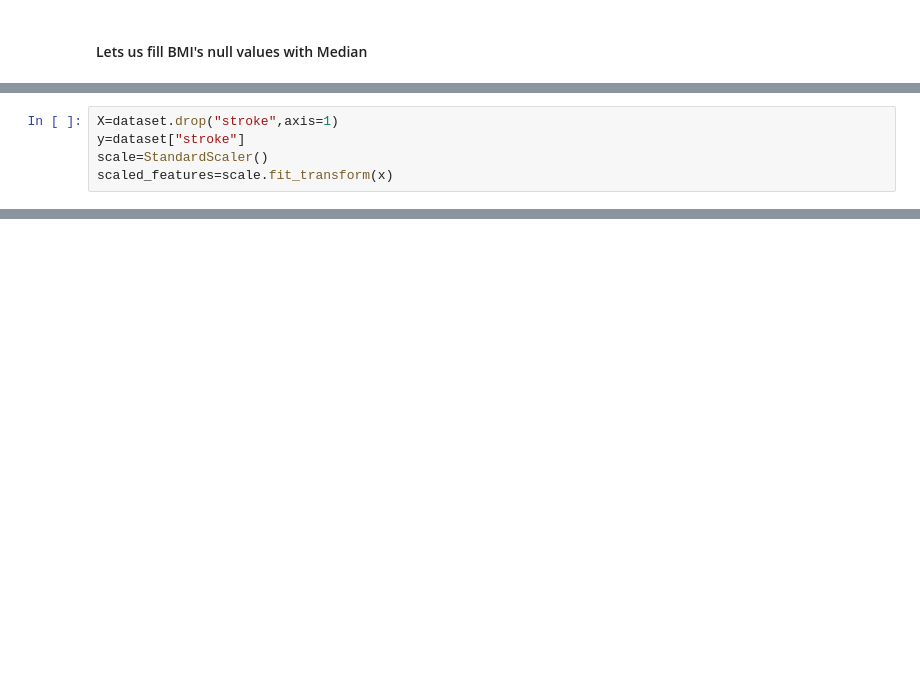
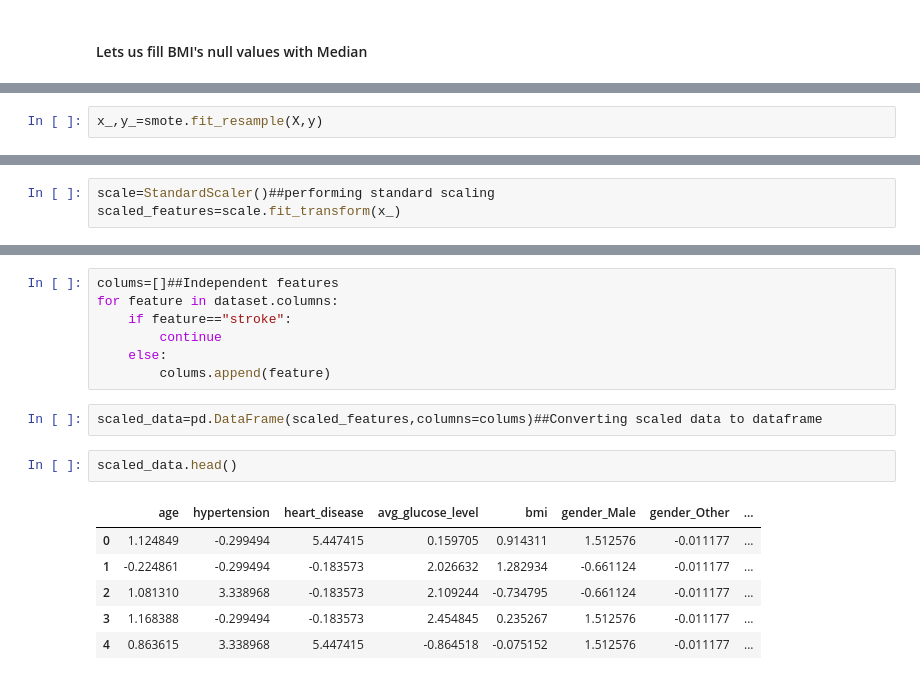
Before and after one commit to VibhavSurve09/stroke-prediction, a Jupyter notebook: Feature Eng.ipynb, the cells around one changed output, grey strips where cells are left out. Drawn from its saved outputs; the diff is of its cells as text; blank space fills up the shorter version.

```diff
--- a/Feature Eng.ipynb
+++ b/Feature Eng.ipynb
@@ -27,0 +74,2 @@ dataset["bmi"].fillna()
+# %%
+x_,y_=smote.fit_resample(X,y)
@@ -28,5 +113,3 @@ dataset["bmi"].fillna()
 # %%
-X=dataset.drop("stroke",axis=1)
-y=dataset["stroke"]
-scale=StandardScaler()
-scaled_features=scale.fit_transform(x)
+scale=StandardScaler()##performing standard scaling
+scaled_features=scale.fit_transform(x_)
@@ -32,0 +136,18 @@ scaled_features=scale.fit_transform(x)
+# %%
+colums=[]##Independent features
+for feature in dataset.columns:
+    if feature=="stroke":
+        continue
+    else:
+        colums.append(feature)
+# %%
+scaled_data=pd.DataFrame(scaled_features,columns=colums)##Converting scaled data to dataframe
+# %%
+scaled_data.head()
+# %% [output]
+|  | age | hypertension | heart_disease | avg_glucose_level | bmi | gender_Male | gender_Other | ... |
+| 0 | 1.124849 | -0.299494 | 5.447415 | 0.159705 | 0.914311 | 1.512576 | -0.011177 | ... |
+| 1 | -0.224861 | -0.299494 | -0.183573 | 2.026632 | 1.282934 | -0.661124 | -0.011177 | ... |
+| 2 | 1.081310 | 3.338968 | -0.183573 | 2.109244 | -0.734795 | -0.661124 | -0.011177 | ... |
+| 3 | 1.168388 | -0.299494 | -0.183573 | 2.454845 | 0.235267 | 1.512576 | -0.011177 | ... |
+| 4 | 0.863615 | 3.338968 | 5.447415 | -0.864518 | -0.075152 | 1.512576 | -0.011177 | ... |
```
Also changed, not shown: parts of 52 cells of this notebook, 3 other files.
